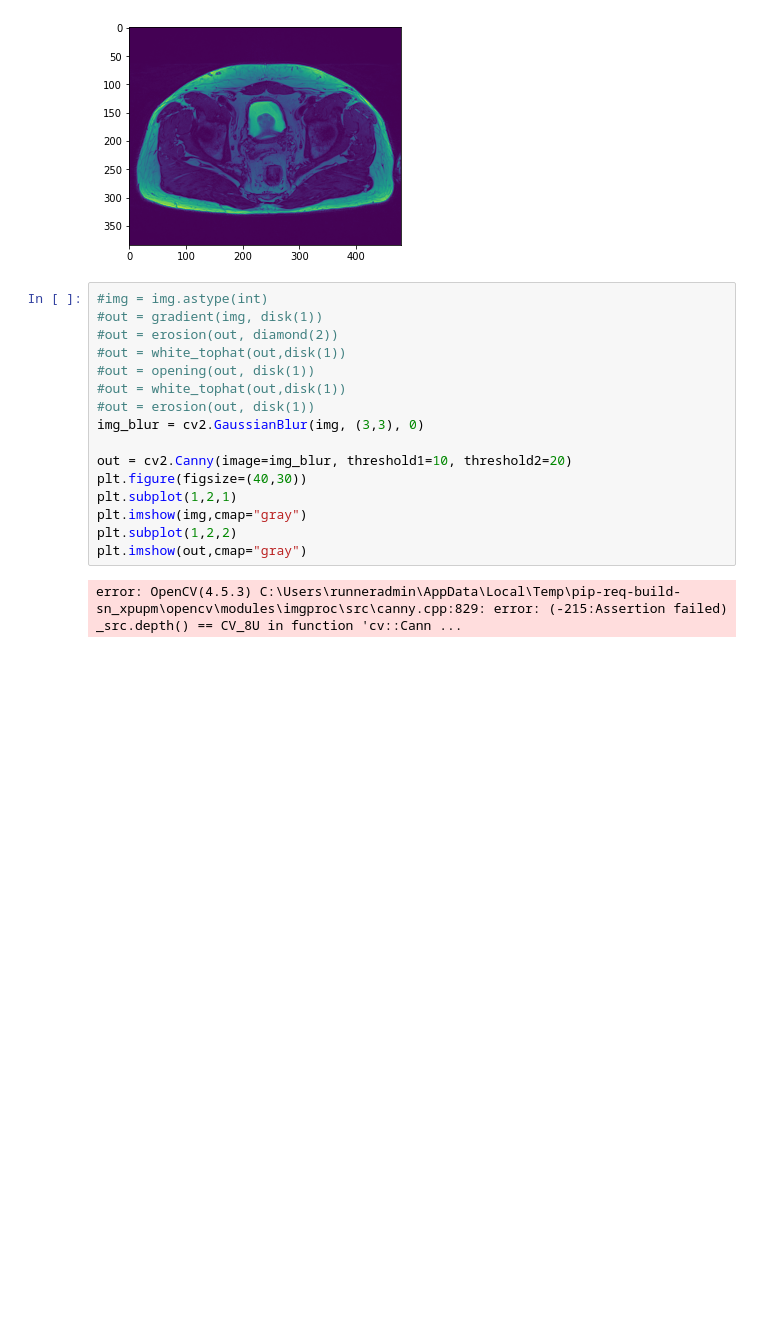
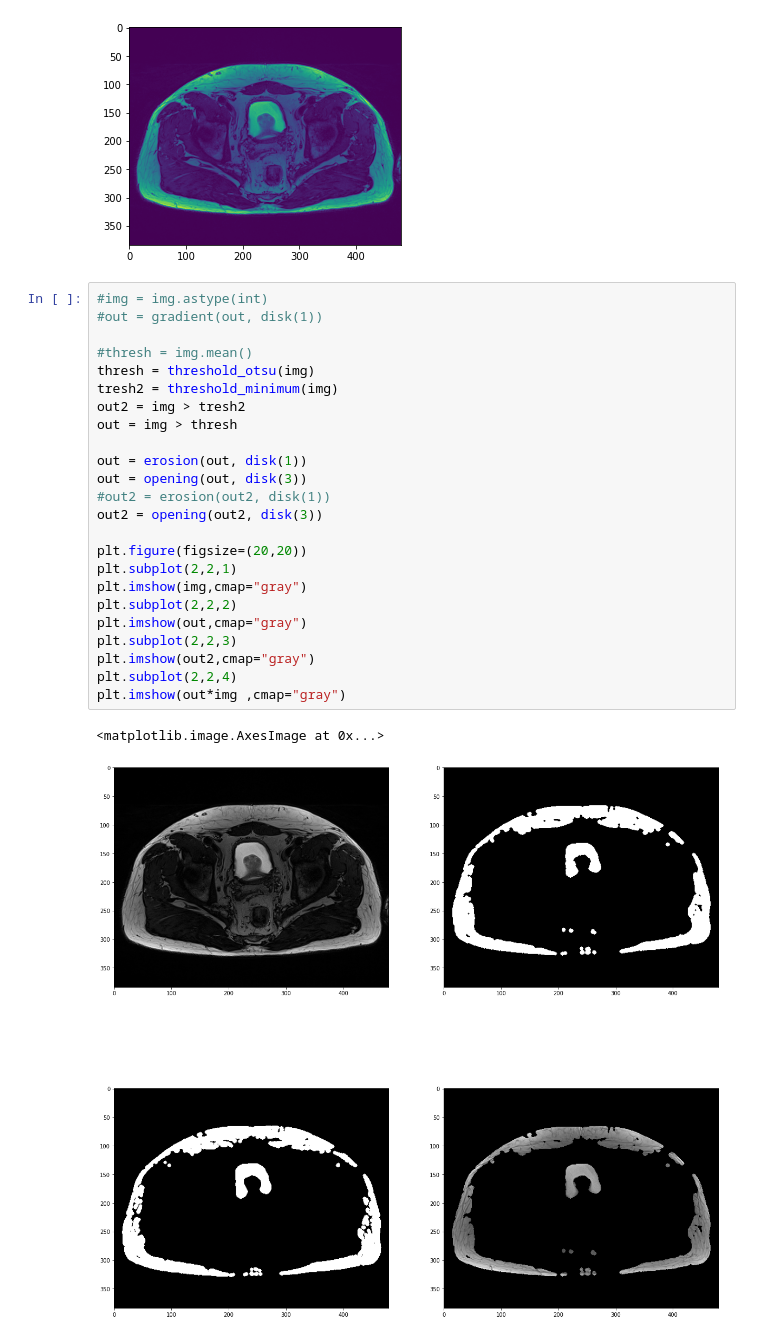
Before and after one commit to mpierangeli/PEFI-Prostate_Cancer_MRI, a Jupyter notebook: pruee.ipynb, the cells around one changed output. Saved outputs shown, nothing was run; the diff lists cells and outputs as text; blank space fills up the shorter version.

Commit message:
pruebas con multiples imagenes al mismo tiempo

```diff
--- a/pruee.ipynb
+++ b/pruee.ipynb
@@ -20,19 +21,28 @@ plt.imshow(img)
 [figure]
 # %%
 #img = img.astype(int)
-#out = gradient(img, disk(1))
-#out = erosion(out, diamond(2))
-#out = white_tophat(out,disk(1))
-#out = opening(out, disk(1))
-#out = white_tophat(out,disk(1))
-#out = erosion(out, disk(1))
-img_blur = cv2.GaussianBlur(img, (3,3), 0)
+#out = gradient(out, disk(1))
 
-out = cv2.Canny(image=img_blur, threshold1=10, threshold2=20)
-plt.figure(figsize=(40,30))
-plt.subplot(1,2,1)
+#thresh = img.mean()
+thresh = threshold_otsu(img)
+tresh2 = threshold_minimum(img)
+out2 = img > tresh2
+out = img > thresh
+
+out = erosion(out, disk(1))
+out = opening(out, disk(3))
+#out2 = erosion(out2, disk(1))
+out2 = opening(out2, disk(3))
+
+plt.figure(figsize=(20,20))
+plt.subplot(2,2,1)
 plt.imshow(img,cmap="gray")
-plt.subplot(1,2,2)
+plt.subplot(2,2,2)
 plt.imshow(out,cmap="gray")
+plt.subplot(2,2,3)
+plt.imshow(out2,cmap="gray")
+plt.subplot(2,2,4)
+plt.imshow(out*img ,cmap="gray")
 # %% [output]
-error: OpenCV(4.5.3) C:\Users\runneradmin\AppData\Local\Temp\pip-req-build-sn_xpupm\opencv\modules\imgproc\src\canny.cpp:829: error: (-215:Assertion failed) _src.depth() == CV_8U in function 'cv::Cann ...
+<matplotlib.image.AxesImage at 0x...>
+[figure, added]
```
Also changed, not shown: parts of 5 cells of this notebook, 1 other file.
